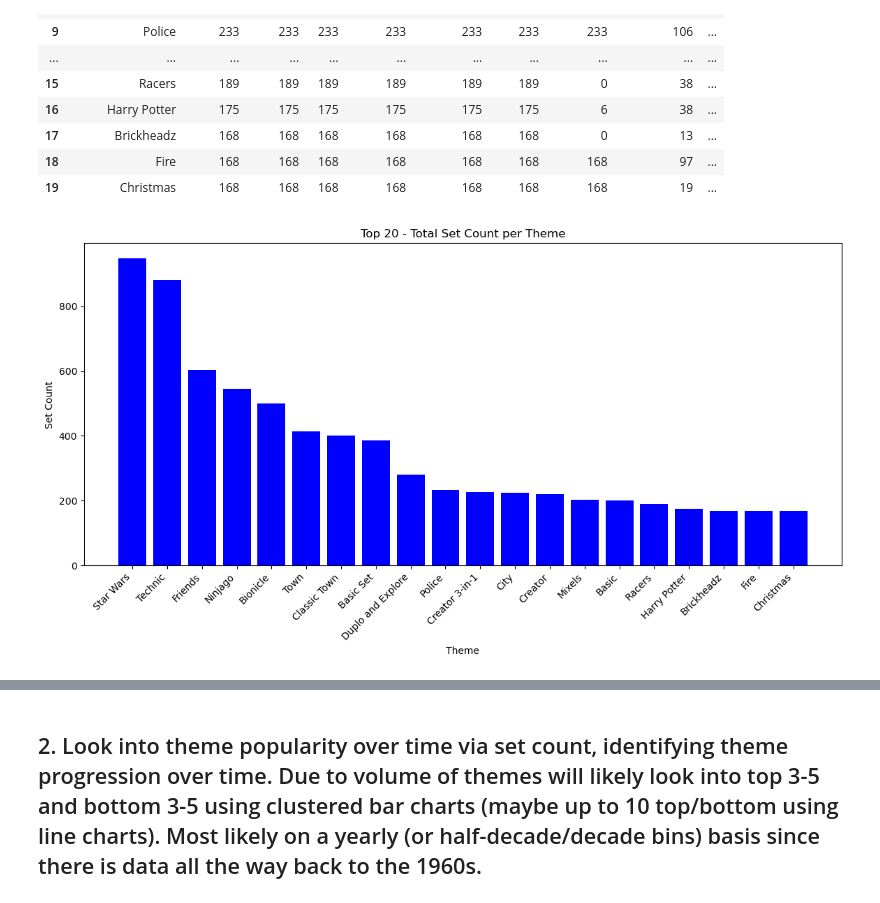
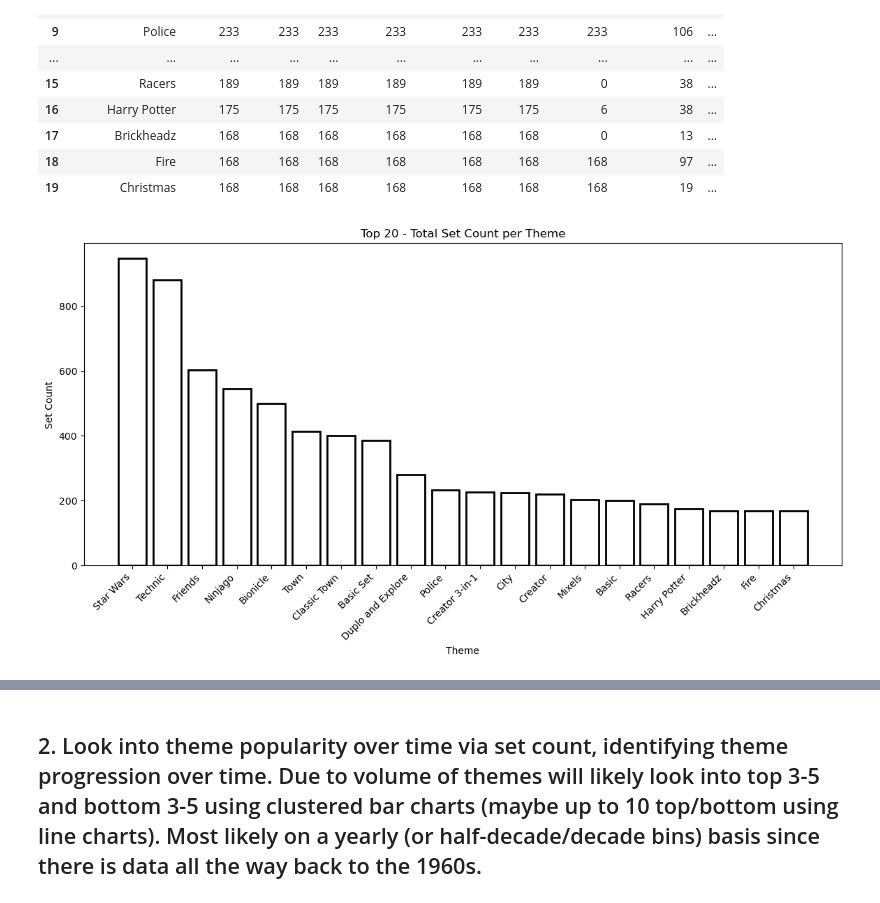
Before and after one commit to david423br/david-ruiz-capstone-ddr14, a Jupyter notebook: notebook/Lego_Capstone.ipynb, the cells around one changed output, grey strips where cells are left out. Drawn from its saved outputs; the diff is of its cells as text; code cells hidden in the pictures.

```diff
--- a/notebook/Lego_Capstone.ipynb
+++ b/notebook/Lego_Capstone.ipynb
@@ -159,15 +159,15 @@ sets_per_theme_desc
 ## sets_per_theme_desc = sets_per_theme_desc.loc[sets_per_theme_desc['set_num'] > 151]
 # %%
 plt.figure(figsize=(14, 6))
-plt.bar(sets_per_theme_desc.theme, sets_per_theme_desc.set_num, color="blue")
+plt.bar(sets_per_theme_desc.theme, sets_per_theme_desc.set_num, color= ("white"), edgecolor=('black'), linewidth=2)
 plt.ylabel("Set Count")
 plt.xlabel("Theme")
 plt.title("Top 20 - Total Set Count per Theme")
 plt.xticks(rotation=45, ha = 'right')
 plt.savefig('total_set_count_per_theme_top.png', bbox_inches = 'tight', transparent=True)
 plt.show()
 # %% [output]
-[figure, old version]
+[figure, new version]
 # %%
 sets_per_theme_asc = story_1_df.groupby('theme').count().sort_values('set_num').reset_index().head(20)
 sets_per_theme_asc
```
Also changed, not shown: parts of 31 cells of this notebook, 7 other files.
